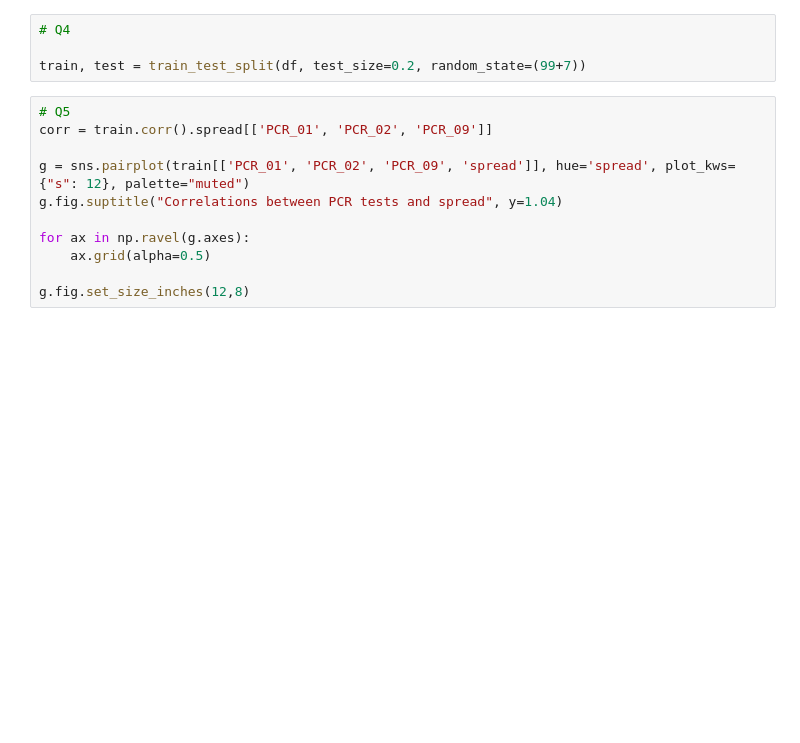
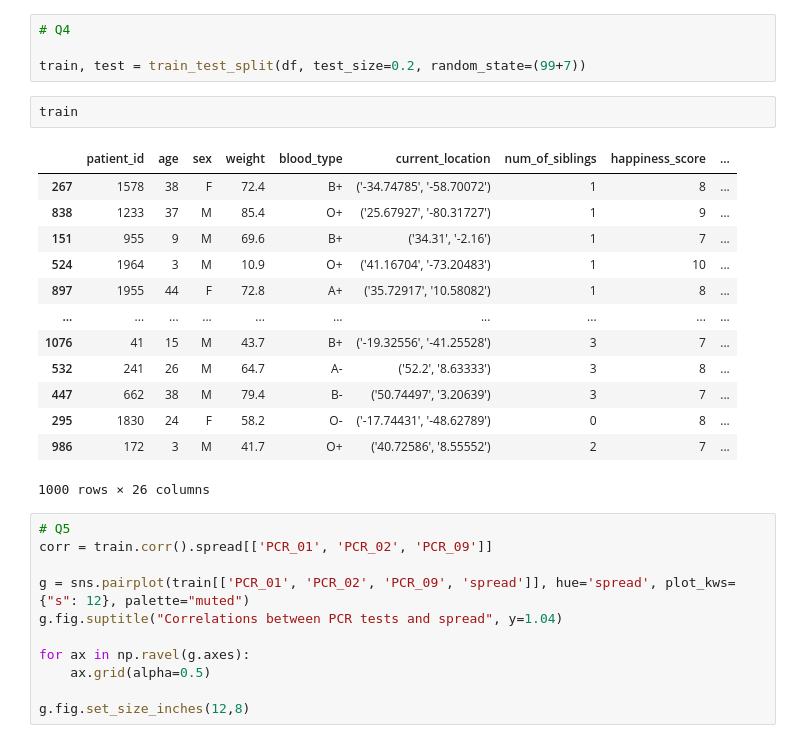
Before and after one commit to FlipperCoin/intro-to-ml, a Jupyter notebook: major_hw1/major_hw1.ipynb, the cells around one changed output. Cells and saved outputs as stored; diff of their text form; blank space fills up the shorter version.

```diff
--- a/major_hw1/major_hw1.ipynb
+++ b/major_hw1/major_hw1.ipynb
@@ -118,6 +118,22 @@ dtype: object
 # Q4
 
 train, test = train_test_split(df, test_size=0.2, random_state=(99+7))
+# %%
+train
+# %% [output]
+|  | patient_id | age | sex | weight | blood_type | current_location | num_of_siblings | happiness_score | ... |
+| 267 | 1578 | 38 | F | 72.4 | B+ | ('-34.74785', '-58.70072') | 1 | 8 | ... |
+| 838 | 1233 | 37 | M | 85.4 | O+ | ('25.67927', '-80.31727') | 1 | 9 | ... |
+| 151 | 955 | 9 | M | 69.6 | B+ | ('34.31', '-2.16') | 1 | 7 | ... |
+| 524 | 1964 | 3 | M | 10.9 | O+ | ('41.16704', '-73.20483') | 1 | 10 | ... |
+| 897 | 1955 | 44 | F | 72.8 | A+ | ('35.72917', '10.58082') | 1 | 8 | ... |
+| ... | ... | ... | ... | ... | ... | ... | ... | ... | ... |
+| 1076 | 41 | 15 | M | 43.7 | B+ | ('-19.32556', '-41.25528') | 3 | 7 | ... |
+| 532 | 241 | 26 | M | 64.7 | A- | ('52.2', '8.63333') | 3 | 8 | ... |
+| 447 | 662 | 38 | M | 79.4 | B- | ('50.74497', '3.20639') | 3 | 7 | ... |
+| 295 | 1830 | 24 | F | 58.2 | O- | ('-17.74431', '-48.62789') | 0 | 8 | ... |
+| 986 | 172 | 3 | M | 41.7 | O+ | ('40.72586', '8.55552') | 2 | 7 | ... |
+1000 rows × 26 columns
 # %%
 # Q5
 corr = train.corr().spread[['PCR_01', 'PCR_02', 'PCR_09']]
```
Also changed, not shown: parts of 5 cells of this notebook, 4 other files.
